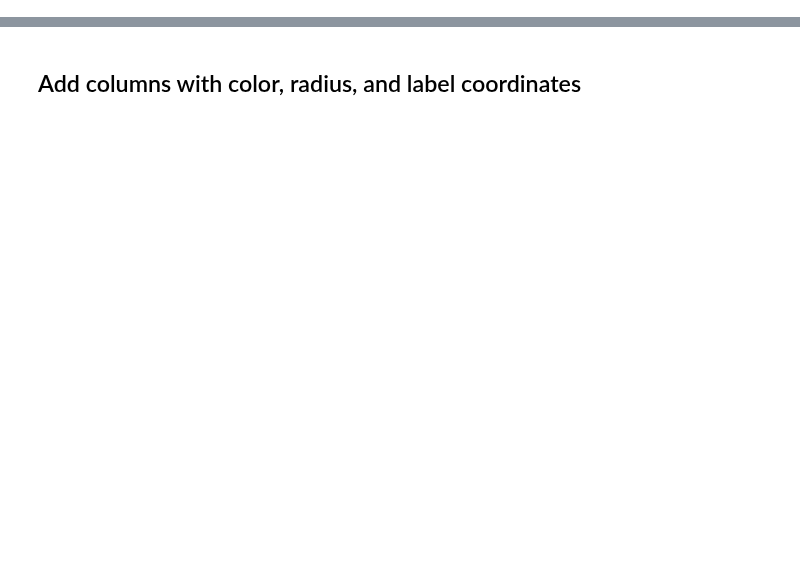
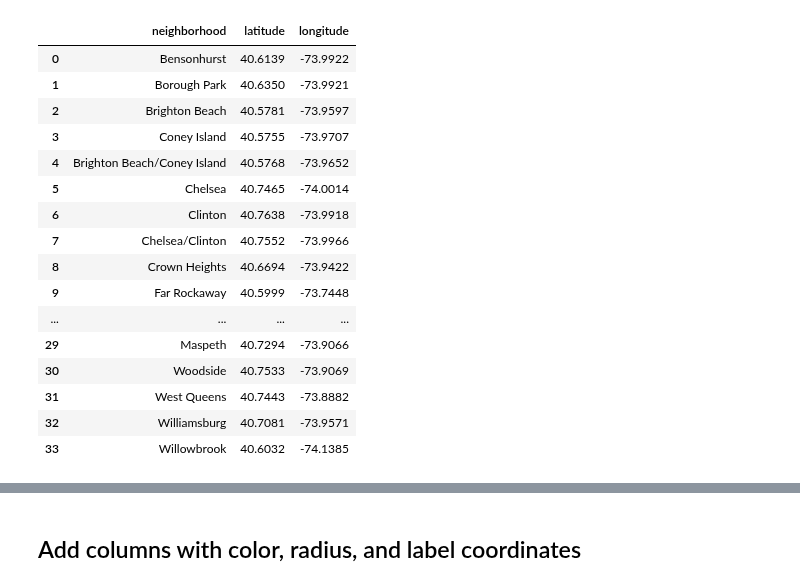
Before and after one commit to carlos-afonso/measles, a Jupyter notebook: notebooks/nyc-measles-cases-by-neighborhood.ipynb, the cells around one changed output, grey strips where cells are left out. Saved outputs shown, nothing was run; the diff lists cells and outputs as text; code cells hidden in the pictures; blank space fills up the shorter version.

```diff
--- a/notebooks/nyc-measles-cases-by-neighborhood.ipynb
+++ b/notebooks/nyc-measles-cases-by-neighborhood.ipynb
@@ -234,0 +103,21 @@ df.shape
+# %%
+# Show all the coordinates data
+coordinates_df
+# %% [output]
+|  | neighborhood | latitude | longitude |
+| 0 | Bensonhurst | 40.6139 | -73.9922 |
+| 1 | Borough Park | 40.6350 | -73.9921 |
+| 2 | Brighton Beach | 40.5781 | -73.9597 |
+| 3 | Coney Island | 40.5755 | -73.9707 |
+| 4 | Brighton Beach/Coney Island | 40.5768 | -73.9652 |
+| 5 | Chelsea | 40.7465 | -74.0014 |
+| 6 | Clinton | 40.7638 | -73.9918 |
+| 7 | Chelsea/Clinton | 40.7552 | -73.9966 |
+| 8 | Crown Heights | 40.6694 | -73.9422 |
+| 9 | Far Rockaway | 40.5999 | -73.7448 |
+| ... | ... | ... | ... |
+| 29 | Maspeth | 40.7294 | -73.9066 |
+| 30 | Woodside | 40.7533 | -73.9069 |
+| 31 | West Queens | 40.7443 | -73.8882 |
+| 32 | Williamsburg | 40.7081 | -73.9571 |
+| 33 | Willowbrook | 40.6032 | -74.1385 |
```
Also changed, not shown: parts of 45 cells of this notebook, 15 other files.
